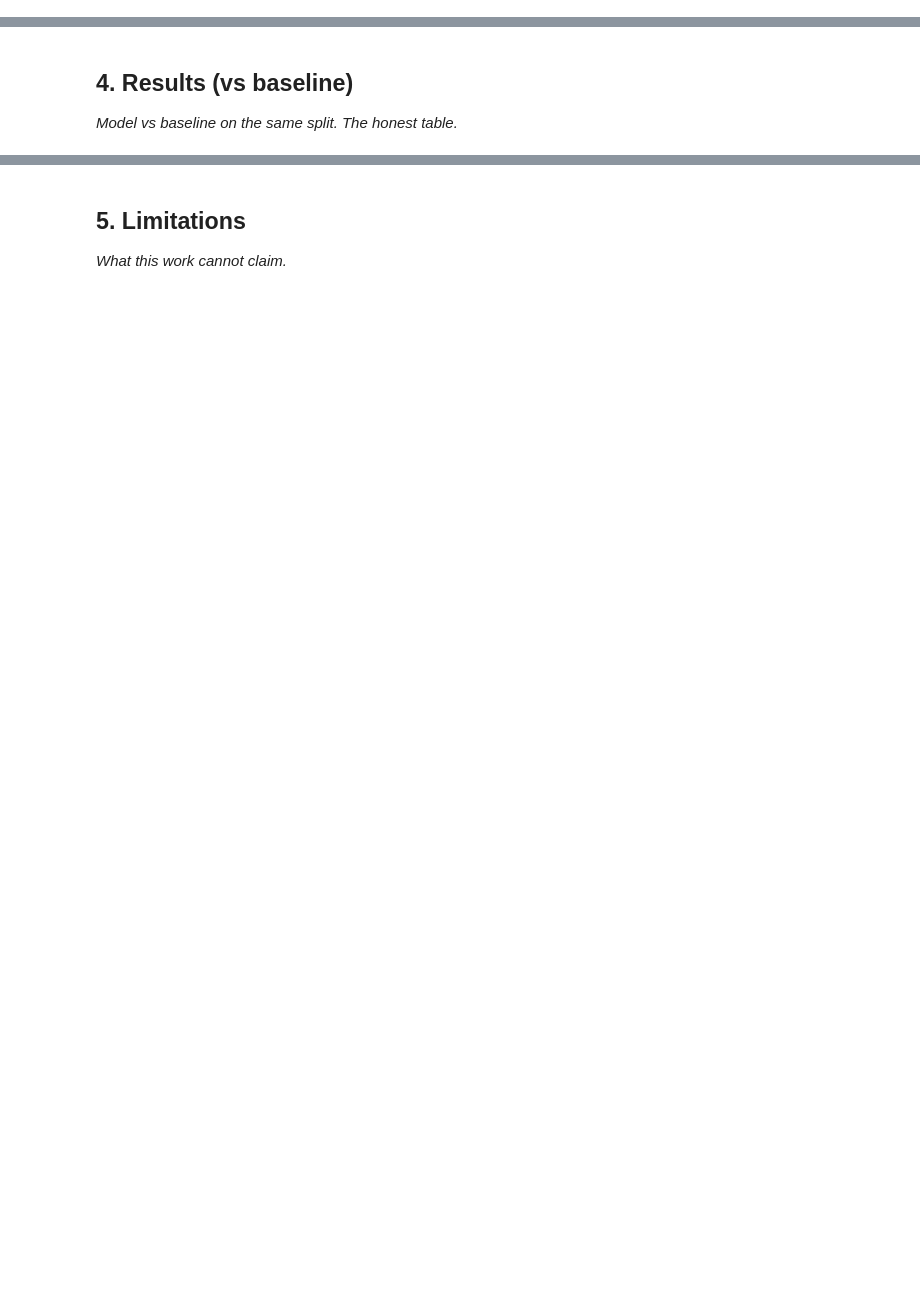
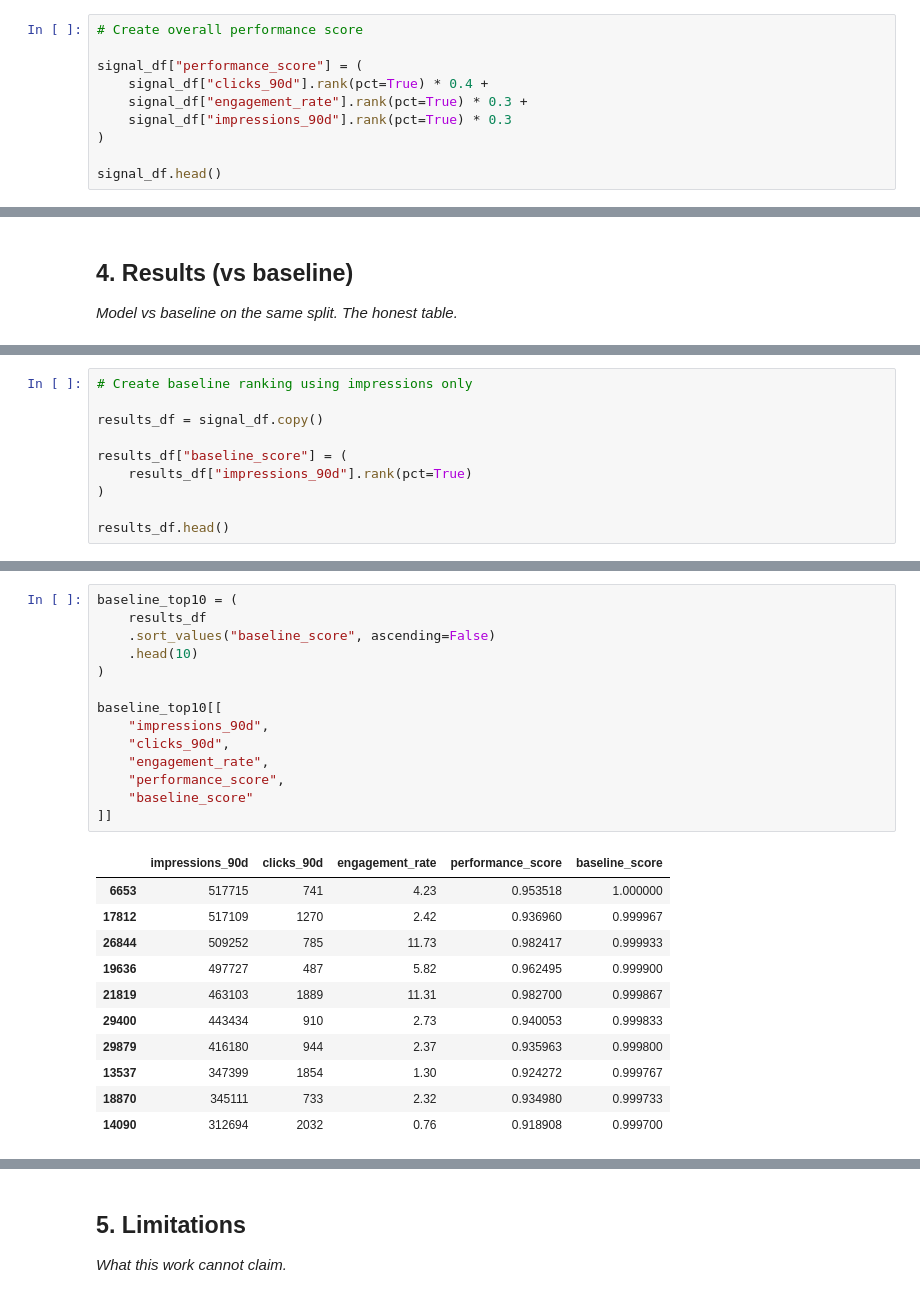
Before and after one commit to noor00-ai/fly_rank_intern, a Jupyter notebook: work/notebooks/capstone.ipynb, the cells around one changed output, grey strips where cells are left out. Saved outputs shown, nothing was run; the diff lists cells and outputs as text; blank space fills up the shorter version.

```diff
--- a/work/notebooks/capstone.ipynb
+++ b/work/notebooks/capstone.ipynb
@@ -20,0 +292,10 @@ This skeleton is yours to fill. Work the sections **in order** — each one has
+# %%
+# Create overall performance score
+
+signal_df["performance_score"] = (
+    signal_df["clicks_90d"].rank(pct=True) * 0.4 +
+    signal_df["engagement_rate"].rank(pct=True) * 0.3 +
+    signal_df["impressions_90d"].rank(pct=True) * 0.3
+)
+
+signal_df.head()
@@ -24,0 +335,10 @@ This skeleton is yours to fill. Work the sections **in order** — each one has
+# %%
+# Create baseline ranking using impressions only
+
+results_df = signal_df.copy()
+
+results_df["baseline_score"] = (
+    results_df["impressions_90d"].rank(pct=True)
+)
+
+results_df.head()
@@ -24,0 +353,26 @@ This skeleton is yours to fill. Work the sections **in order** — each one has
+# %%
+baseline_top10 = (
+    results_df
+    .sort_values("baseline_score", ascending=False)
+    .head(10)
+)
+
+baseline_top10[[
+    "impressions_90d",
+    "clicks_90d",
+    "engagement_rate",
+    "performance_score",
+    "baseline_score"
+]]
+# %% [output]
+|  | impressions_90d | clicks_90d | engagement_rate | performance_score | baseline_score |
+| 6653 | 517715 | 741 | 4.23 | 0.953518 | 1.000000 |
+| 17812 | 517109 | 1270 | 2.42 | 0.936960 | 0.999967 |
+| 26844 | 509252 | 785 | 11.73 | 0.982417 | 0.999933 |
+| 19636 | 497727 | 487 | 5.82 | 0.962495 | 0.999900 |
+| 21819 | 463103 | 1889 | 11.31 | 0.982700 | 0.999867 |
+| 29400 | 443434 | 910 | 2.73 | 0.940053 | 0.999833 |
+| 29879 | 416180 | 944 | 2.37 | 0.935963 | 0.999800 |
+| 13537 | 347399 | 1854 | 1.30 | 0.924272 | 0.999767 |
+| 18870 | 345111 | 733 | 2.32 | 0.934980 | 0.999733 |
+| 14090 | 312694 | 2032 | 0.76 | 0.918908 | 0.999700 |
```
Also changed, not shown: parts of 27 cells of this notebook.
